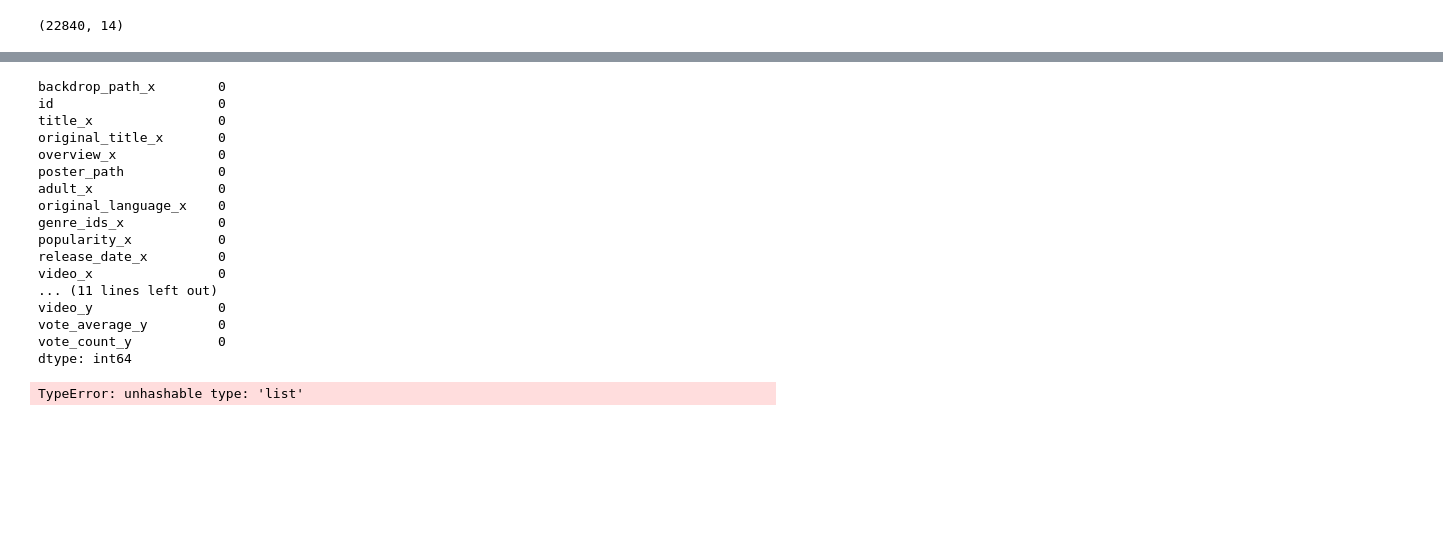
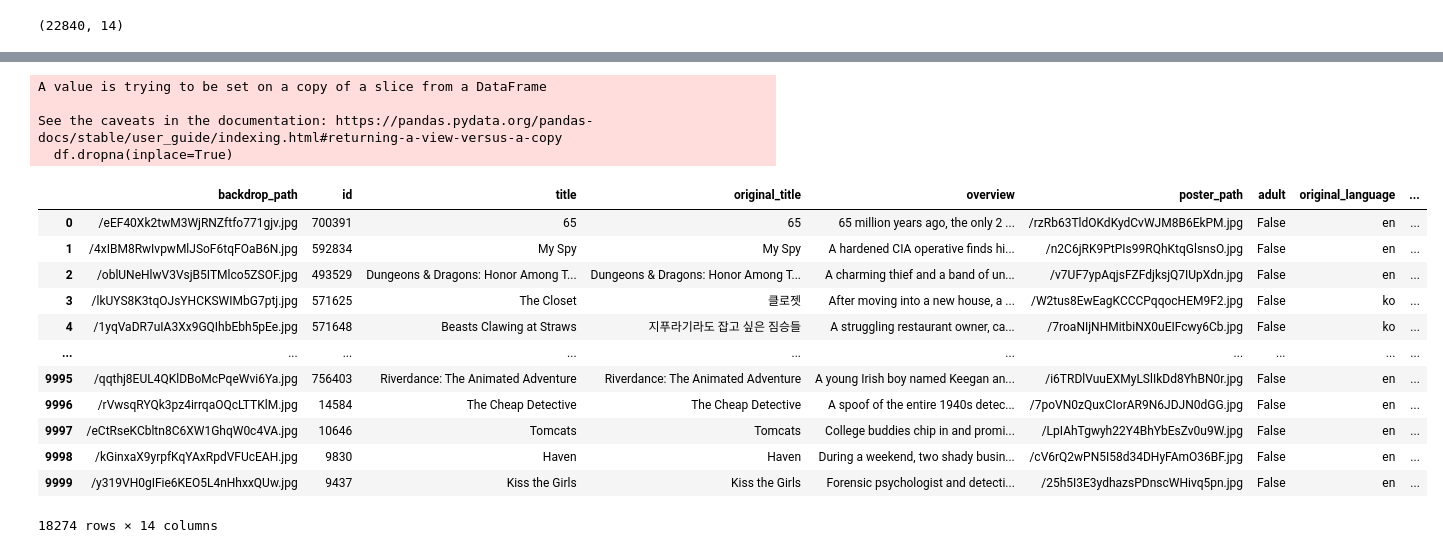
Before and after one commit to bakasheddy/Movies-recommender, a Jupyter notebook: movie_rec_nb.ipynb, the cells around one changed output, grey strips where cells are left out. Drawn from its saved outputs; the diff is of its cells as text; code cells hidden in the pictures; blank space fills up the shorter version.

```diff
--- a/movie_rec_nb.ipynb
+++ b/movie_rec_nb.ipynb
@@ -250,0 +248,30 @@ df
+# %%
+genre_mapping = {
+    28: 'Action',
+    12: 'Adventure',
+    16: 'Animation',
+    35: 'Comedy',
+    80: 'Crime',
+    99: 'Documentary',
+    18: 'Drama',
+    10751: 'Family',
+    14: 'Fantasy',
+    36: 'History',
+    27: 'Horror',
+    10402: 'Music',
+    9648: 'Mystery',
+    10749: 'Romance',
+    878: 'Science Fiction',
+    10770: 'TV Movie',
+    53: 'Thriller',
+    10752: 'War',
+    37: 'Western'
+}
+
+# Function to map genres and return a string
+def map_genres_to_string(number_list):
+    genre_names = [genre_mapping.get(num, 'Unknown') for num in number_list]
+    return ', '.join(genre_names)
+
+# Apply the function to convert the genre list into a string
+df['genre_names'] = df['genre_ids'].apply(map_genres_to_string)
@@ -250,0 +280,8 @@ df
+# %%
+df.drop('genre_ids', inplace=True, axis=1)
+cols = ['backdrop_path', 'id', 'title', 'original_title', 'overview',
+       'poster_path', 'adult', 'original_language', 'genre_names', 'popularity',
+       'release_date', 'video', 'vote_average', 'vote_count']
+df = df[cols]
+# %%
+df.drop_duplicates(inplace=True)
@@ -251,24 +293,23 @@ df
 # %%
-df.isna().sum()
+df.dropna(inplace=True)
 # %% [output]
-backdrop_path_x        0
-id                     0
-title_x                0
-original_title_x       0
-overview_x             0
-poster_path            0
-adult_x                0
-original_language_x    0
-genre_ids_x            0
-popularity_x           0
-release_date_x         0
-video_x                0
-... (11 lines left out)
-video_y                0
-vote_average_y         0
-vote_count_y           0
-dtype: int64
+A value is trying to be set on a copy of a slice from a DataFrame
+
+See the caveats in the documentation: https://pandas.pydata.org/pandas-docs/stable/user_guide/indexing.html#returning-a-view-versus-a-copy
+  df.dropna(inplace=True)
 # %%
-df.duplicated().sum()
+df
 # %% [output]
+|  | backdrop_path | id | title | original_title | overview | poster_path | adult | original_language | ... |
+| 0 | /eEF40Xk2twM3WjRNZftfo771gjv.jpg | 700391 | 65 | 65 | 65 million years ago, the only 2 ... | /rzRb63TldOKdKydCvWJM8B6EkPM.jpg | False | en | ... |
+| 1 | /4xIBM8RwIvpwMlJSoF6tqFOaB6N.jpg | 592834 | My Spy | My Spy | A hardened CIA operative finds hi... | /n2C6jRK9PtPIs99RQhKtqGlsnsO.jpg | False | en | ... |
+| 2 | /oblUNeHlwV3VsjB5ITMlco5ZSOF.jpg | 493529 | Dungeons & Dragons: Honor Among T... | Dungeons & Dragons: Honor Among T... | A charming thief and a band of un... | /v7UF7ypAqjsFZFdjksjQ7IUpXdn.jpg | False | en | ... |
+| 3 | /lkUYS8K3tqOJsYHCKSWIMbG7ptj.jpg | 571625 | The Closet | 클로젯 | After moving into a new house, a ... | /W2tus8EwEagKCCCPqqocHEM9F2.jpg | False | ko | ... |
+| 4 | /1yqVaDR7uIA3Xx9GQIhbEbh5pEe.jpg | 571648 | Beasts Clawing at Straws | 지푸라기라도 잡고 싶은 짐승들 | A struggling restaurant owner, ca... | /7roaNIjNHMitbiNX0uEIFcwy6Cb.jpg | False | ko | ... |
+| ... | ... | ... | ... | ... | ... | ... | ... | ... | ... |
+| 9995 | /qqthj8EUL4QKlDBoMcPqeWvi6Ya.jpg | 756403 | Riverdance: The Animated Adventure | Riverdance: The Animated Adventure | A young Irish boy named Keegan an... | /i6TRDlVuuEXMyLSlIkDd8YhBN0r.jpg | False | en | ... |
+| 9996 | /rVwsqRYQk3pz4irrqaOQcLTTKlM.jpg | 14584 | The Cheap Detective | The Cheap Detective | A spoof of the entire 1940s detec... | /7poVN0zQuxCIorAR9N6JDJN0dGG.jpg | False | en | ... |
+| 9997 | /eCtRseKCbltn8C6XW1GhqW0c4VA.jpg | 10646 | Tomcats | Tomcats | College buddies chip in and promi... | /LpIAhTgwyh22Y4BhYbEsZv0u9W.jpg | False | en | ... |
+| 9998 | /kGinxaX9yrpfKqYAxRpdVFUcEAH.jpg | 9830 | Haven | Haven | During a weekend, two shady busin... | /cV6rQ2wPN5I58d34DHyFAmO36BF.jpg | False | en | ... |
+| 9999 | /y319VH0gIFie6KEO5L4nHhxxQUw.jpg | 9437 | Kiss the Girls | Kiss the Girls | Forensic psychologist and detecti... | /25h5I3E3ydhazsPDnscWHivq5pn.jpg | False | en | ... |
-TypeError: unhashable type: 'list'
+18274 rows × 14 columns
```
Also changed, not shown: parts of 17 cells of this notebook.
